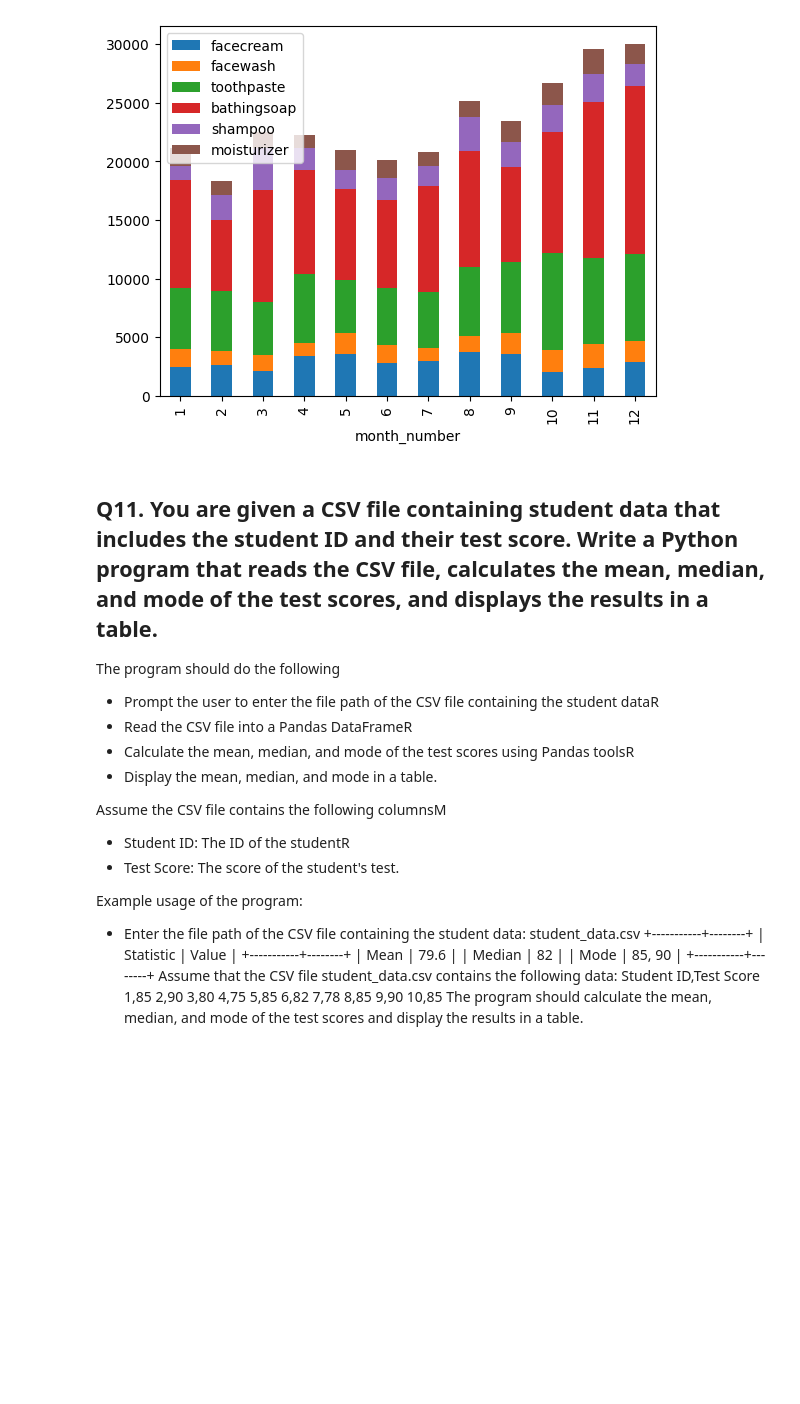
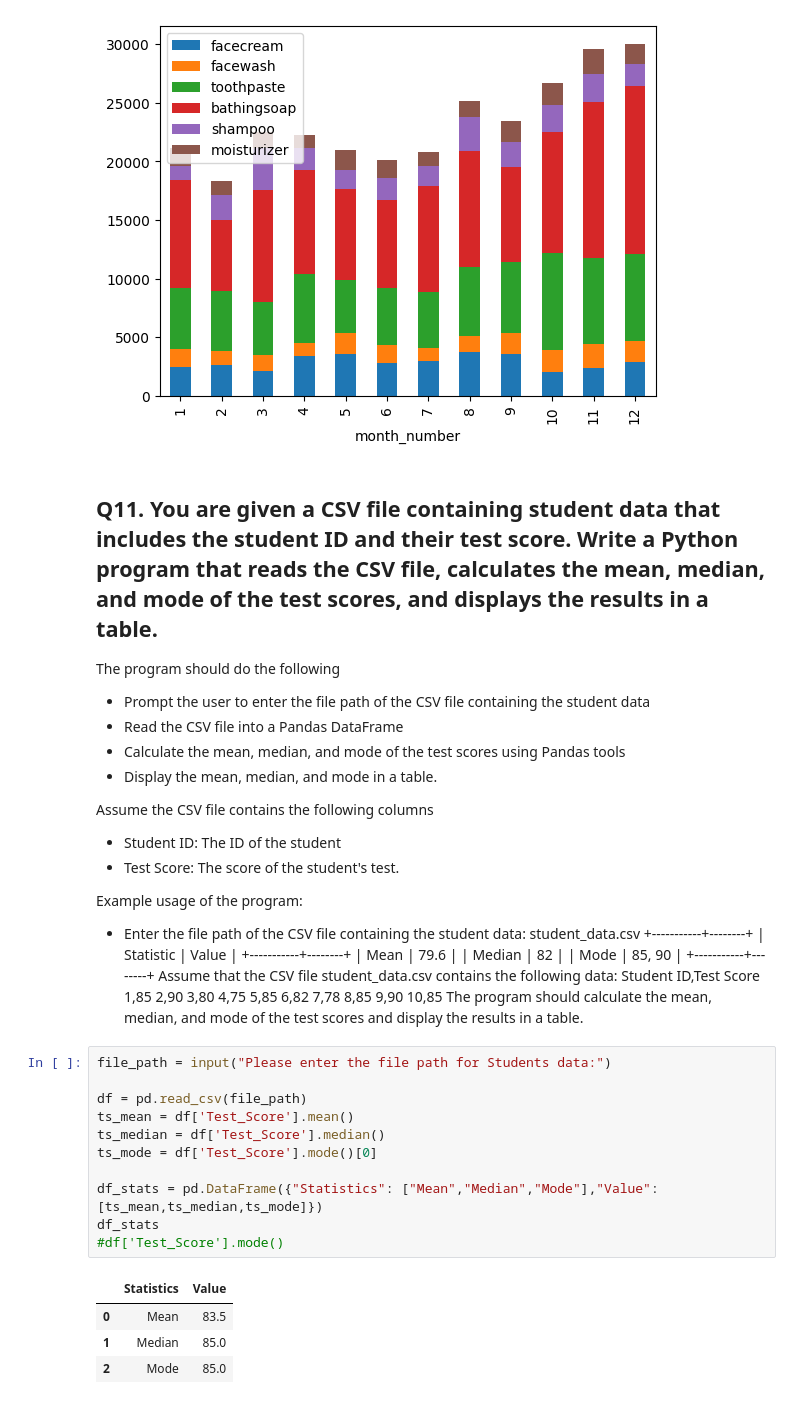
Before and after one commit to prshntshinde/pw-datascience, a Jupyter notebook: practice_sessions/pandas/feb-25-assignment.ipynb, the cells around one changed output. Drawn from its saved outputs; the diff is of its cells as text; blank space fills up the shorter version.

```diff
--- a/practice_sessions/pandas/feb-25-assignment.ipynb
+++ b/practice_sessions/pandas/feb-25-assignment.ipynb
@@ -203,13 +203,13 @@ plot_chart()
 ## Q11. You are given a CSV file containing student data that includes the student ID and their test score. Write a Python program that reads the CSV file, calculates the mean, median, and mode of the test scores, and displays the results in a table.
 
 The program should do the following
-- Prompt the user to enter the file path of the CSV file containing the student dataR
-- Read the CSV file into a Pandas DataFrameR
-- Calculate the mean, median, and mode of the test scores using Pandas toolsR
+- Prompt the user to enter the file path of the CSV file containing the student data
+- Read the CSV file into a Pandas DataFrame
+- Calculate the mean, median, and mode of the test scores using Pandas tools
 - Display the mean, median, and mode in a table.
 
-Assume the CSV file contains the following columnsM
-- Student ID: The ID of the studentR
+Assume the CSV file contains the following columns
+- Student ID: The ID of the student
 - Test Score: The score of the student's test.
 
 Example usage of the program:
@@ -235,3 +235,19 @@ Student ID,Test Score
 10,85
 The program should calculate the mean, median, and mode of the test scores and display the results
 in a table.
+# %%
+file_path = input("Please enter the file path for Students data:")
+
+df = pd.read_csv(file_path)
+ts_mean = df['Test_Score'].mean()
+ts_median = df['Test_Score'].median()
+ts_mode = df['Test_Score'].mode()[0]
+
+df_stats = pd.DataFrame({"Statistics": ["Mean","Median","Mode"],"Value": [ts_mean,ts_median,ts_mode]})
+df_stats
+#df['Test_Score'].mode()
+# %% [output]
+|  | Statistics | Value |
+| 0 | Mean | 83.5 |
+| 1 | Median | 85.0 |
+| 2 | Mode | 85.0 |
```
